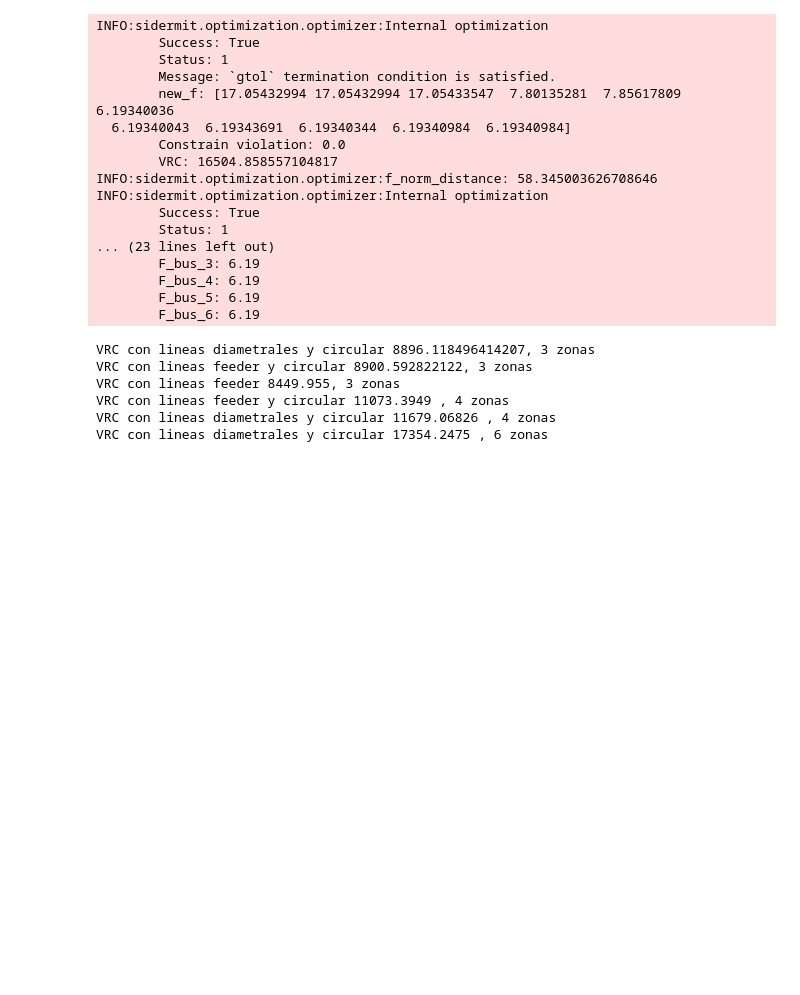
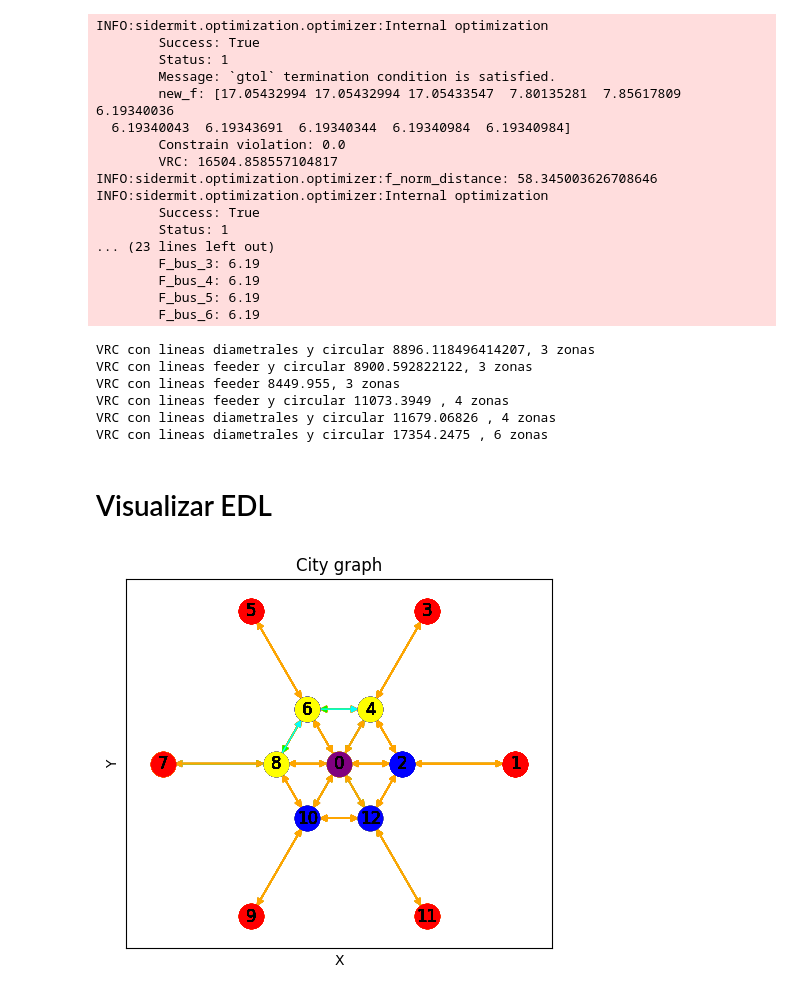
Before and after one commit to valeegomex/Genetic-algorithm-parametric-city, a Jupyter notebook: Resultados_estrategicos.ipynb, the cells around one changed output. Drawn from its saved outputs; the diff is of its cells as text; code cells hidden in the pictures; blank space fills up the shorter version.

```diff
--- a/Resultados_estrategicos.ipynb
+++ b/Resultados_estrategicos.ipynb
@@ -88,3 +88,5 @@ VRC con lineas feeder 8449.955, 3 zonas
 VRC con lineas feeder y circular 11073.3949 , 4 zonas
 VRC con lineas diametrales y circular 11679.06826 , 4 zonas
 VRC con lineas diametrales y circular 17354.2475 , 6 zonas
+# %% [markdown]
+# Visualizar EDL
@@ -90,0 +97,16 @@ VRC con lineas diametrales y circular 17354.2475 , 6 zonas
+# %%
+n_zonas = 6
+bd = BD(n_zonas)
+# %%
+tmode=  TransportMode(name='bus', bya=0, co=8.61 , c1=0.15, c2=0, v=20, t=2.5, fmax=150, kmax=160, theta=0.5, tat=0, d=1, fini=5)
+# %%
+def graficar(edl, prefijo):
+    ind = Individuo(edl)
+    ind.build_network(6, L=10, g=1.8, P=1, custom_tmode=tmode, bd=bd)
+    for route in ind.network_sidermit.get_routes():
+        ind.network_sidermit.plot(f'sidermit{n_zonas}zonasLinea{route.id}{prefijo}.png', list_routes=[route.id])
+# %%
+g1 = [36, 4647, 298, 299, 333, 15, 17, 18, 19, 403, 438, 219, 61, 223]
+graficar(g1, 'g1')
+# %% [output]
+[figure, added]
```
Also changed, not shown: parts of 7 cells of this notebook, 2 other files.
